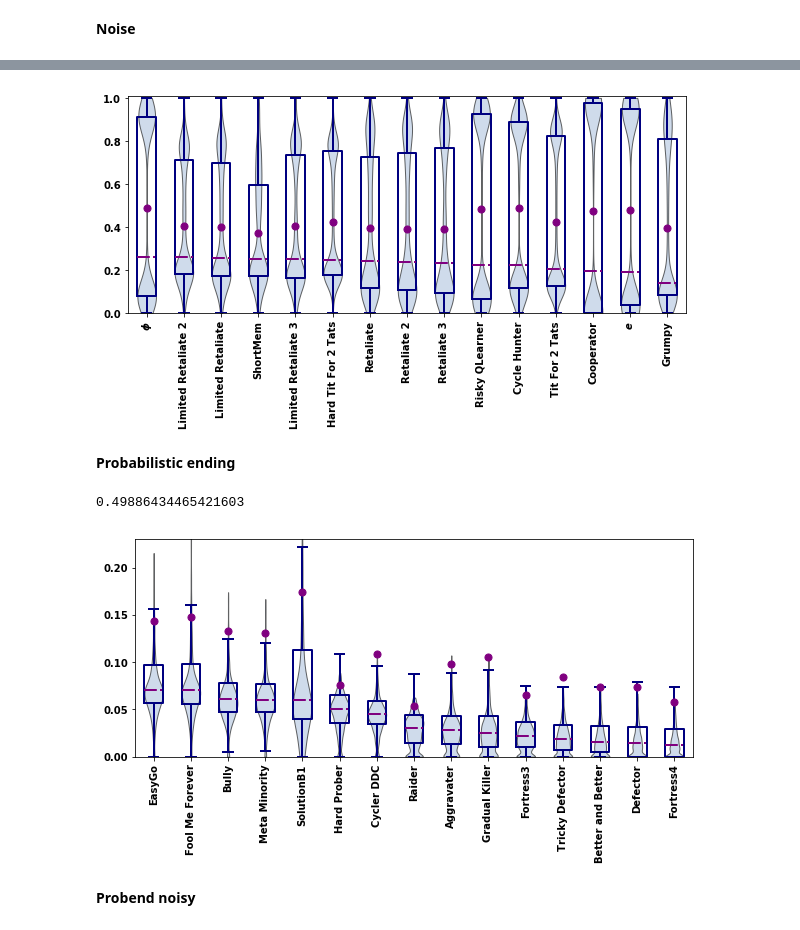
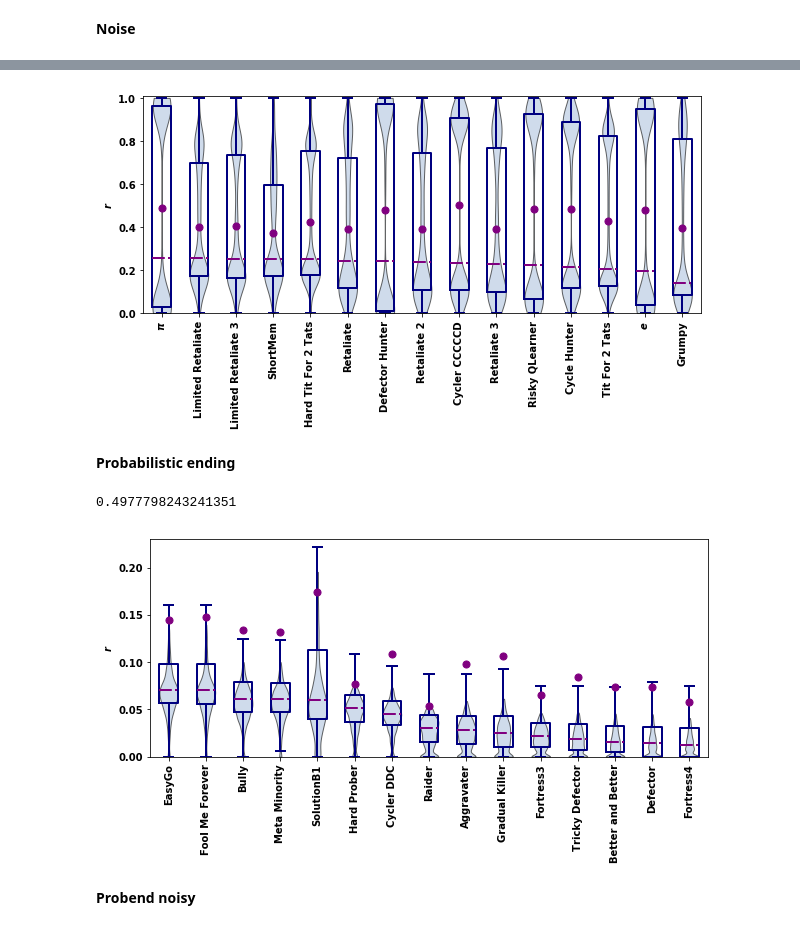
Before and after one commit to Nikoleta-v3/meta-analysis-of-prisoners-dilemma-tournaments, a Jupyter notebook: nbs/1. Top Ranked Strategies.ipynb, the cells around one changed output, grey strips where cells are left out. Drawn from its saved outputs; the diff is of its cells as text; code cells hidden in the pictures.

```diff
--- a/nbs/1. Top Ranked Strategies.ipynb
+++ b/nbs/1. Top Ranked Strategies.ipynb
@@ -24,7 +24,7 @@ color_c = matplotlib.cm.viridis(0.4)
 # %%
 dfs = []
 for name in ['standard', 'noise', 'probend', 'probend_noise']:
-    df = pd.read_csv('../data/%s_v3_processed.csv' % name, index_col=0
+    df = pd.read_csv('../data/%s_3_processed.csv' % name, index_col=0
                            )
     df['type'] = name
     dfs.append(df)
@@ -111,7 +147,7 @@ def plot_perfomance_violin_plots(type_index,
         bp.set_color('navy')
         bp.set_linewidth(2)
 
-    #axes.set_title(r'$\bar{r}$ distributions of top ranked strategies in %s tournaments' % tournament_type)
+    axes.set_ylabel(r'$r$')
     axes.set_ylim([0, ylim_up]);
     axes.set_xticklabels(list(top_names), rotation=90);
 
@@ -206,23 +224,23 @@ plot_perfomance_violin_plots(type_index=1,
                              top_names=top_names_noise,
                              ylim_up=1.01)
 # %% [output]
-[figure, old version]
+[figure, new version]
 # %% [markdown]
 **Probabilistic ending**
 # %%
 np.mean(dfs[2]['probend'])
 # %% [output]
-0.49886434465421603
+0.4977798243241351
 # %%
 top_names_probend = list(average_prfs[2].sort_values()[:15].index)
 plot_perfomance_violin_plots(type_index=2,
                              tournament_type=types[2],
                              top_names=top_names_probend,
                              ylim_up=.23,
                              remove_outliers=True,
-                             percentage=0.12)
+                             percentage=0.17)
 # %% [output]
-[figure, old version]
+[figure, new version]
 # %% [markdown]
 **Probend noisy**
 # %%
```
Also changed, not shown: parts of 34 cells of this notebook, 37 other files.
